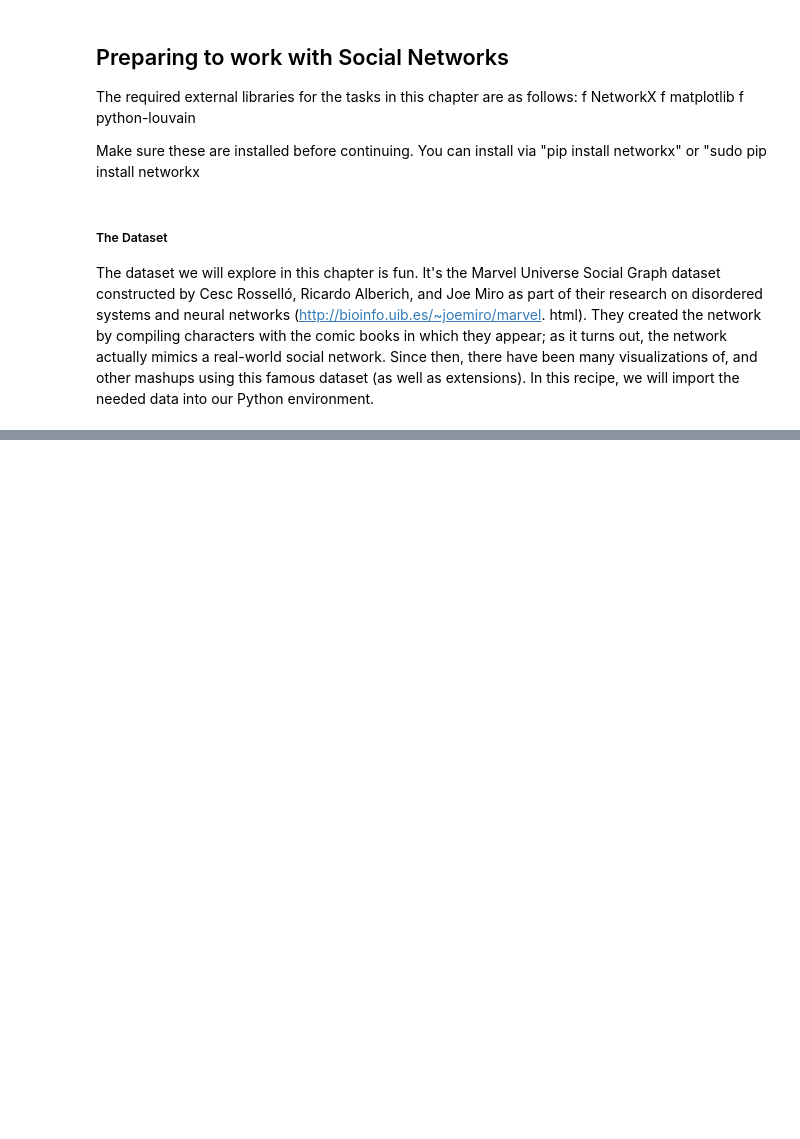
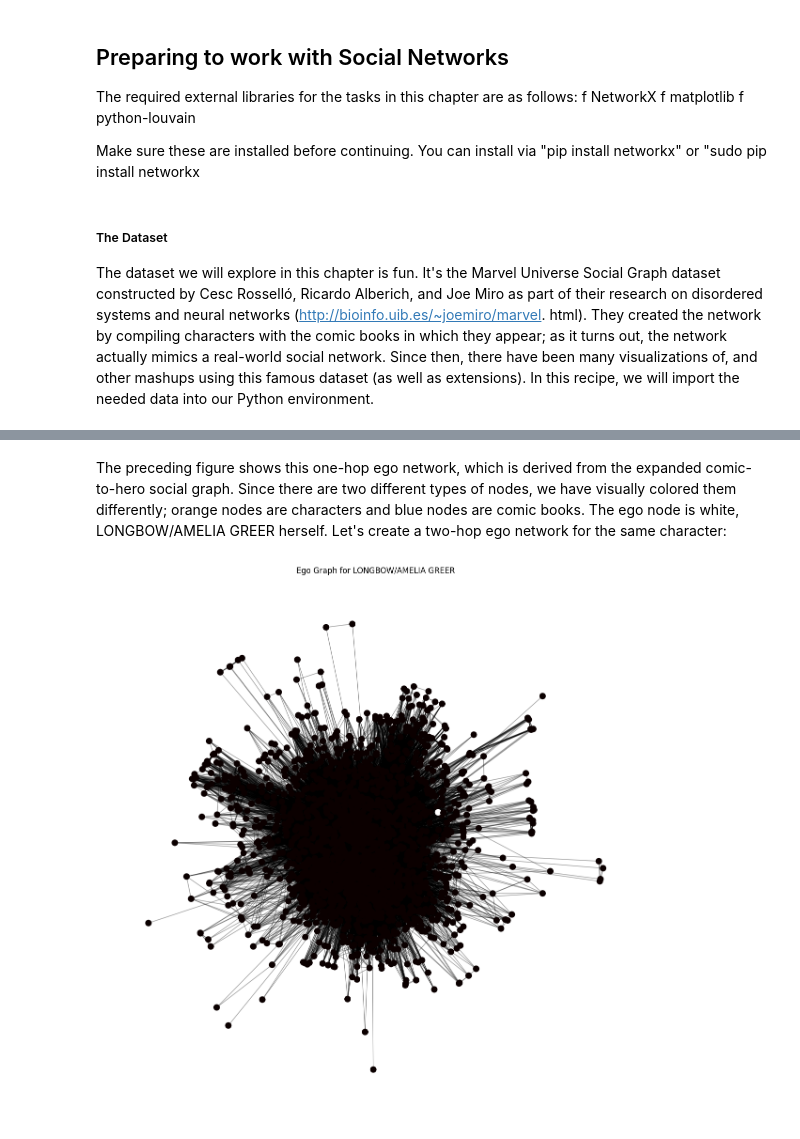
Before and after one commit to czek0/Data-Science-Portfolio, a Jupyter notebook: Social_Networking_Data_Analysis/social_networking.ipynb, the cells around one changed output, grey strips where cells are left out. Saved outputs shown, nothing was run; the diff lists cells and outputs as text; code cells hidden in the pictures; blank space fills up the shorter version.

```diff
--- a/Social_Networking_Data_Analysis/social_networking.ipynb
+++ b/Social_Networking_Data_Analysis/social_networking.ipynb
@@ -60,0 +142,8 @@ nx.info(graph)
+# %% [markdown]
+The preceding figure shows this one-hop ego network, which is derived from the
+expanded comic-to-hero social graph. Since there are two different types of nodes, we have visually colored them differently; orange nodes are characters and blue nodes are comic books. The ego node is white, LONGBOW/AMELIA GREER herself.
+Let's create a two-hop ego network for the same character:
+# %%
+draw_ego_graph(graph, "LONGBOW/AMELIA GREER", 2)
+# %% [output]
+[figure, added]
```
Also changed, not shown: parts of 26 cells of this notebook, 6 other files.
